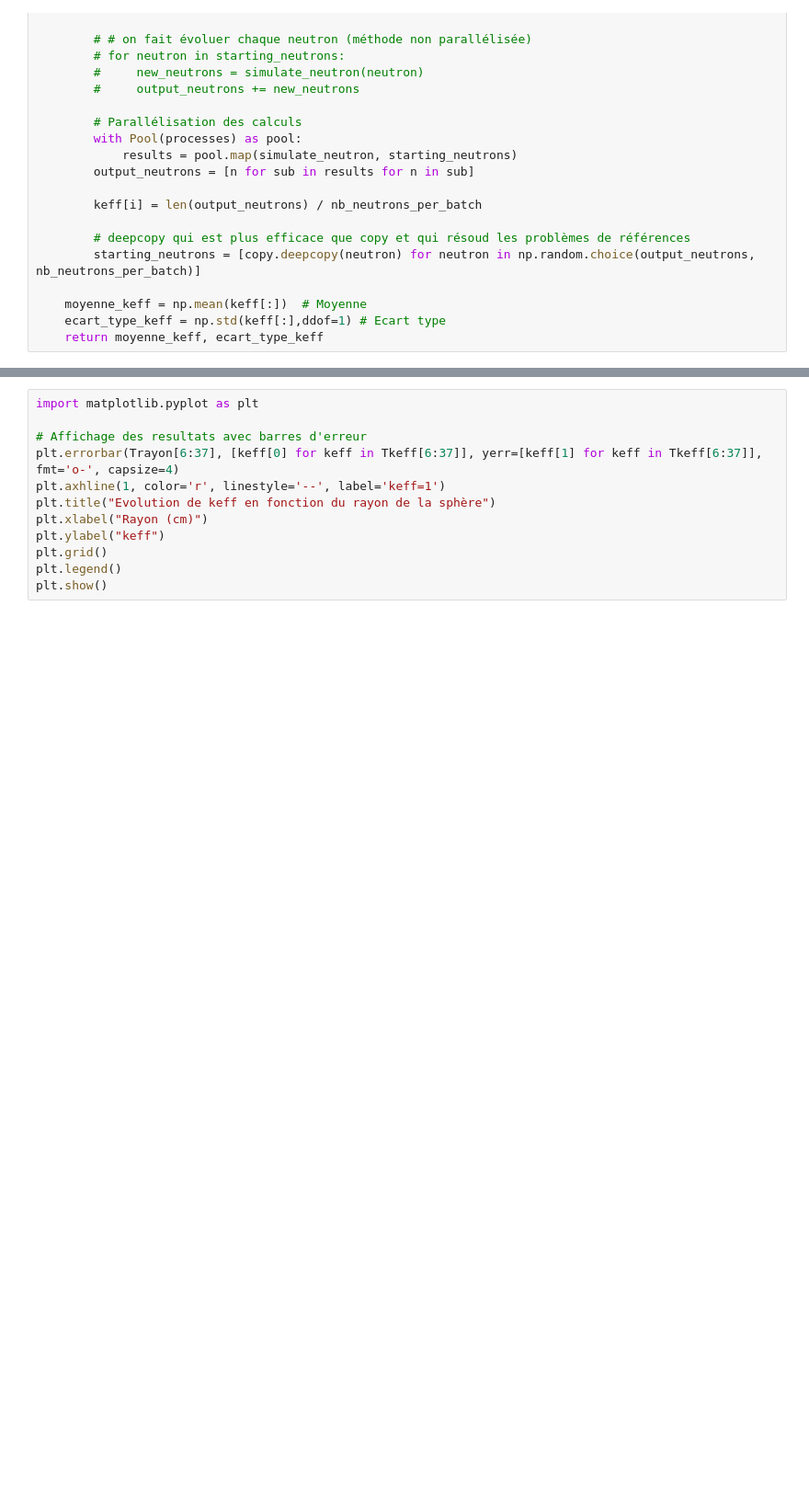
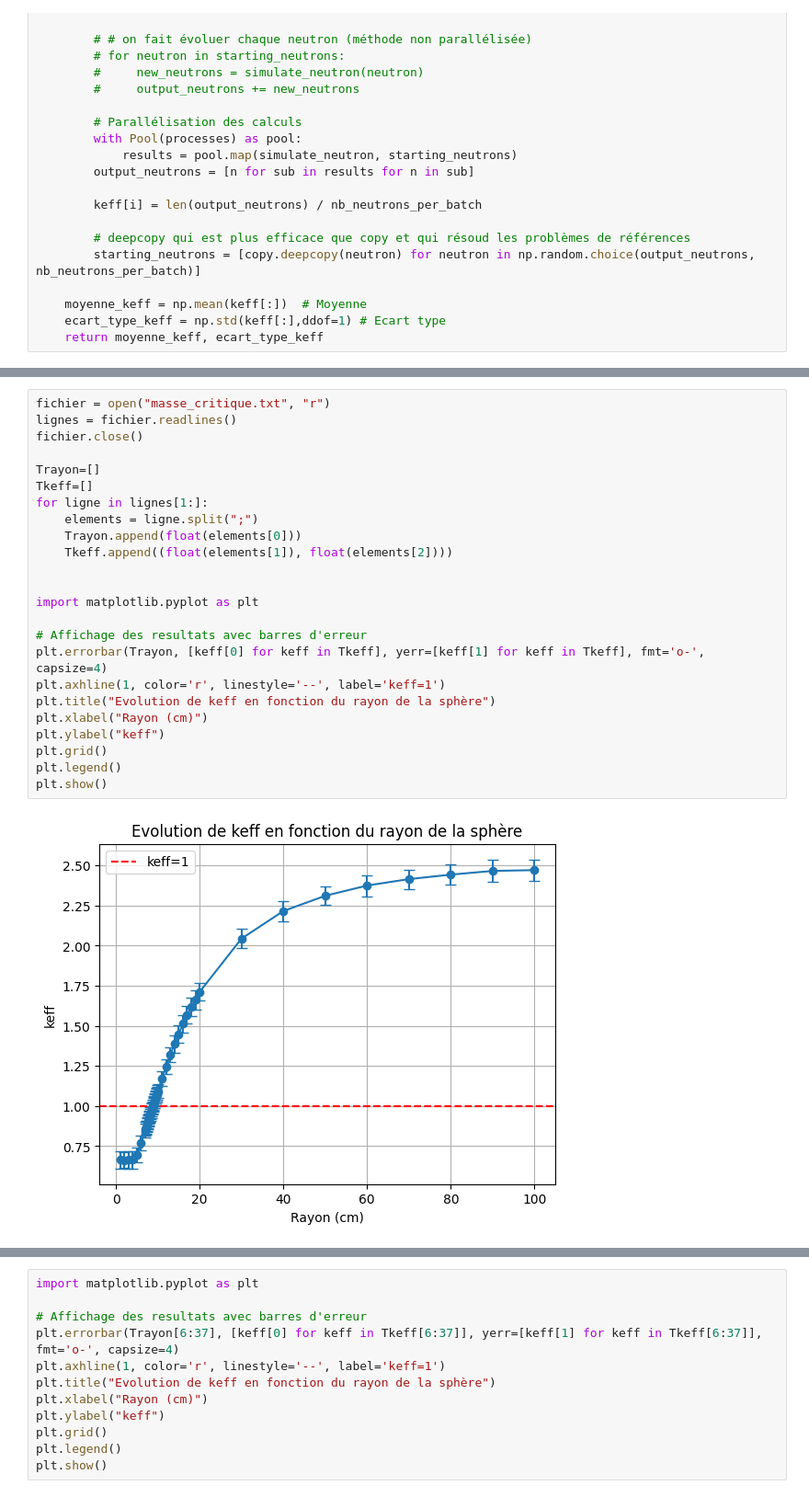
Before and after one commit to atlantis294/neutronic-ensta, a Jupyter notebook: exercices/06_monte_carlo.ipynb, the cells around one changed output, grey strips where cells are left out. Shown at 92% size. Cells and saved outputs as stored; diff of their text form; blank space fills up the shorter version.

```diff
--- a/exercices/06_monte_carlo.ipynb
+++ b/exercices/06_monte_carlo.ipynb
@@ -369,0 +351,26 @@ Calcul de keff pour un rayon de 100.0 cm
+# %%
+fichier = open("masse_critique.txt", "r")
+lignes = fichier.readlines()
+fichier.close()
+
+Trayon=[]
+Tkeff=[]
+for ligne in lignes[1:]:
+    elements = ligne.split(";")
+    Trayon.append(float(elements[0]))
+    Tkeff.append((float(elements[1]), float(elements[2])))
+
+
+import matplotlib.pyplot as plt
+
+# Affichage des resultats avec barres d'erreur
+plt.errorbar(Trayon, [keff[0] for keff in Tkeff], yerr=[keff[1] for keff in Tkeff], fmt='o-', capsize=4)
+plt.axhline(1, color='r', linestyle='--', label='keff=1')
+plt.title("Evolution de keff en fonction du rayon de la sphère")
+plt.xlabel("Rayon (cm)")
+plt.ylabel("keff")
+plt.grid()
+plt.legend()
+plt.show()
+# %% [output]
+[figure, added]
```
Also changed, not shown: parts of 24 cells of this notebook.
